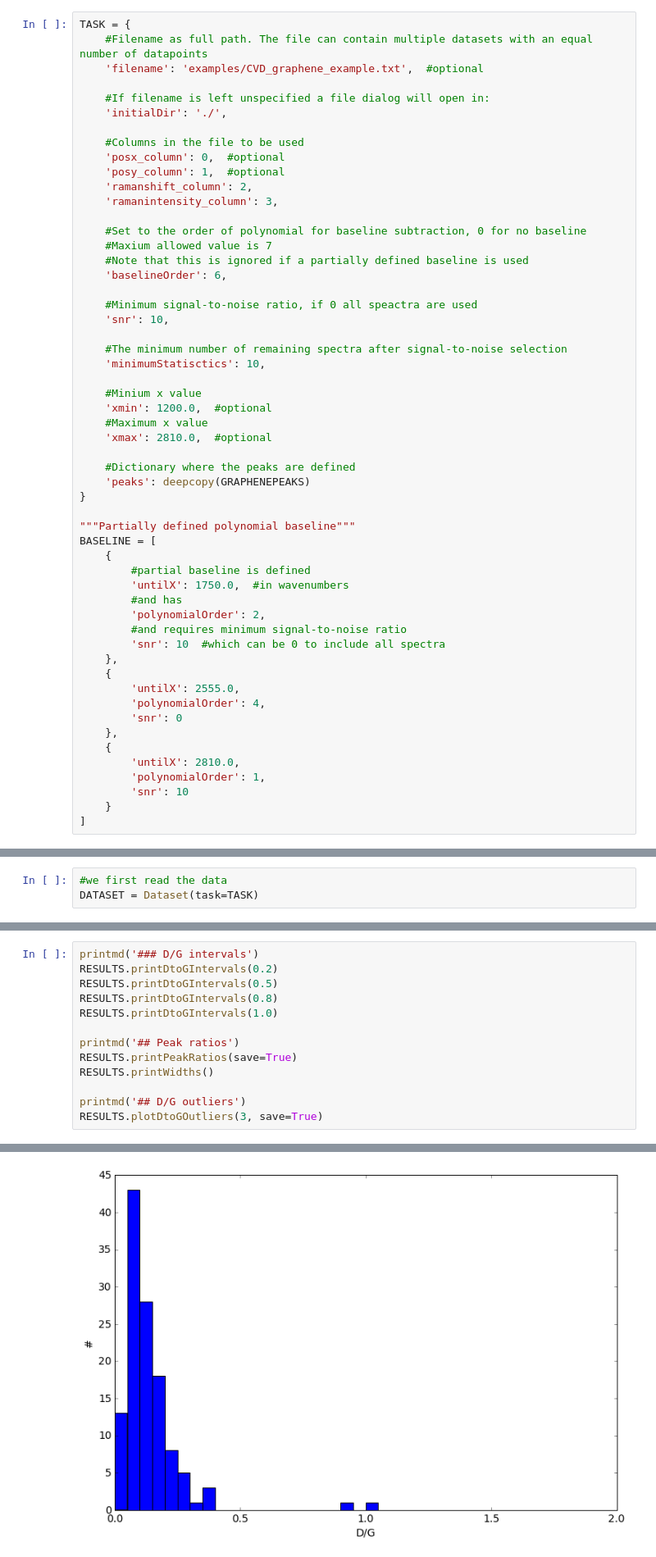
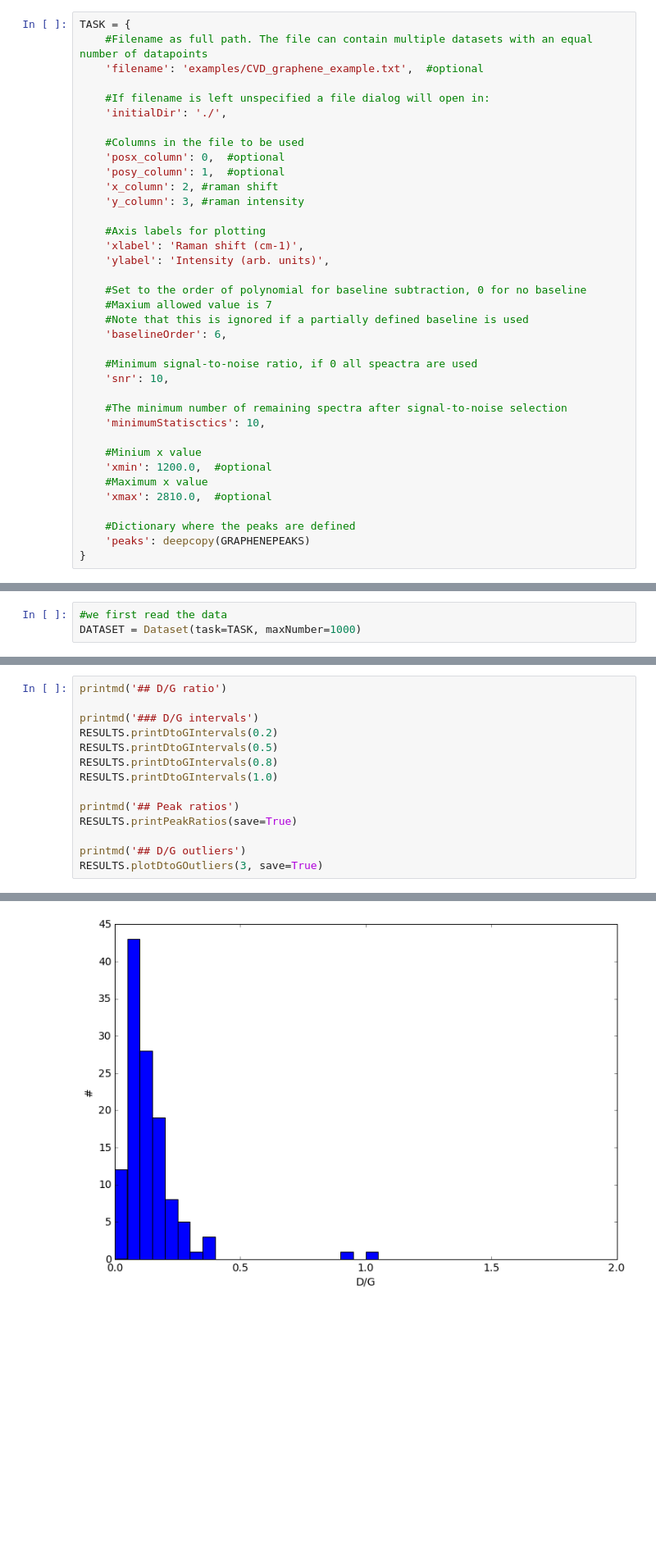
Before and after one commit to graphenestandards/raman, a Jupyter notebook: DtoG-2Dsymetry.ipynb, the cells around one changed output, grey strips where cells are left out. Shown at 82% size. Saved outputs shown, nothing was run; the diff lists cells and outputs as text; blank space fills up the shorter version.

```diff
--- a/DtoG-2Dsymetry.ipynb
+++ b/DtoG-2Dsymetry.ipynb
@@ -122,8 +126,12 @@ TASK = {
     #Columns in the file to be used
     'posx_column': 0,  #optional
     'posy_column': 1,  #optional
-    'ramanshift_column': 2,
-    'ramanintensity_column': 3,
+    'x_column': 2, #raman shift
+    'y_column': 3, #raman intensity
+
+    #Axis labels for plotting
+    'xlabel': 'Raman shift (cm-1)',
+    'ylabel': 'Intensity (arb. units)',
 
     #Set to the order of polynomial for baseline subtraction, 0 for no baseline
     #Maxium allowed value is 7
@@ -144,25 +152,3 @@ TASK = {
     #Dictionary where the peaks are defined
     'peaks': deepcopy(GRAPHENEPEAKS)
 }
-
-"""Partially defined polynomial baseline"""
-BASELINE = [
-    {
-        #partial baseline is defined
-        'untilX': 1750.0,  #in wavenumbers
-        #and has
-        'polynomialOrder': 2,
-        #and requires minimum signal-to-noise ratio
-        'snr': 10  #which can be 0 to include all spectra
-    },
-    {
-        'untilX': 2555.0,
-        'polynomialOrder': 4,
-        'snr': 0
-    },
-    {
-        'untilX': 2810.0,
-        'polynomialOrder': 1,
-        'snr': 10
-    }
-]
@@ -177,6 +166,6 @@ The datasets are read from a text file in the same folder as the notebook, using
 # %%
 #we first read the data
-DATASET = Dataset(task=TASK)
+DATASET = Dataset(task=TASK, maxNumber=1000)
 # %% [output]
 Reading  examples/CVD_graphene_example.txt
 Data  examples/CVD_graphene_example.txt  read
@@ -307,6 +313,8 @@ RESULTS.get2Dresiduals(plot=True)
 ### Normalized squared maximum residuals (NSR)
 [figure]
 # %%
+printmd('## D/G ratio')
+
 printmd('### D/G intervals')
 RESULTS.printDtoGIntervals(0.2)
 RESULTS.printDtoGIntervals(0.5)
@@ -315,7 +323,6 @@ RESULTS.printDtoGIntervals(1.0)
 
 printmd('## Peak ratios')
 RESULTS.printPeakRatios(save=True)
-RESULTS.printWidths()
 
 printmd('## D/G outliers')
 RESULTS.plotDtoGOutliers(3, save=True)
@@ -331 +339 @@ D/G ratio by height:  0.102 +/- 0.129
-[figure, old version]
+[figure, new version]
```
Also changed, not shown: parts of 22 cells of this notebook, 3 other files.
